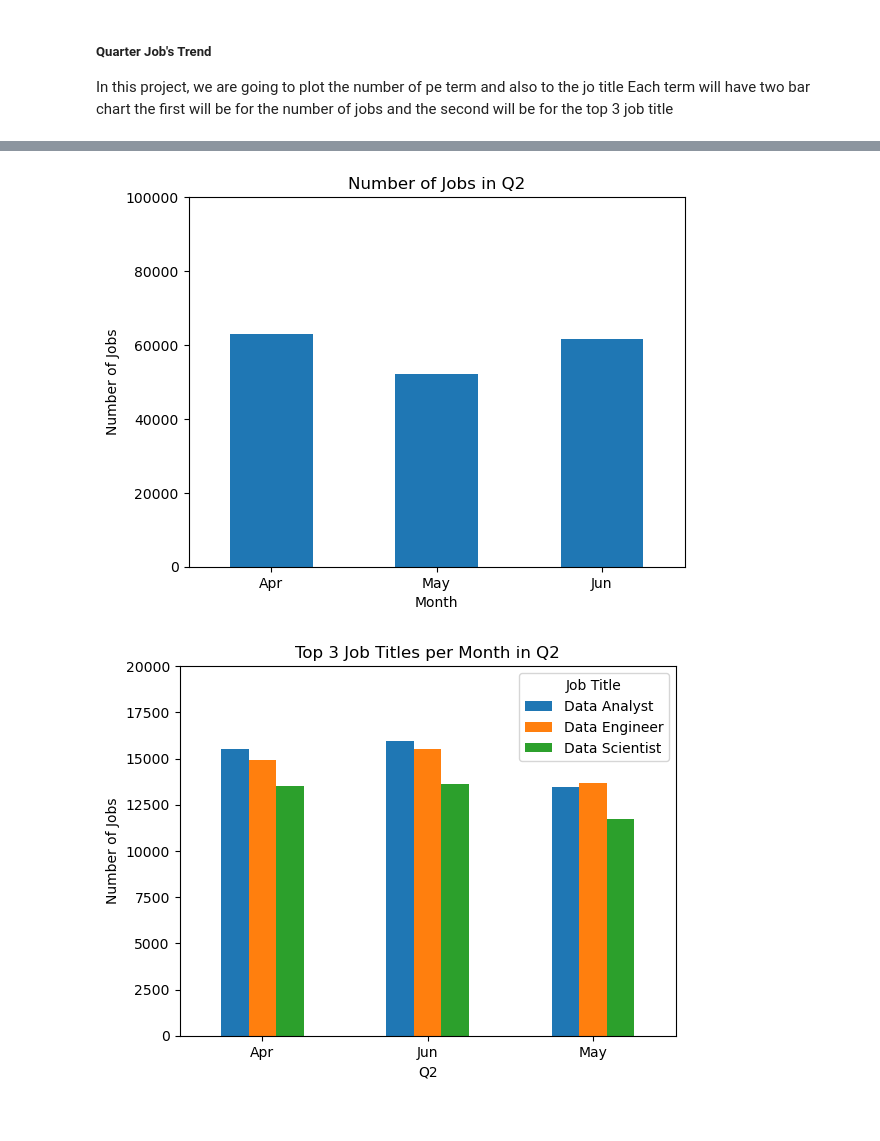
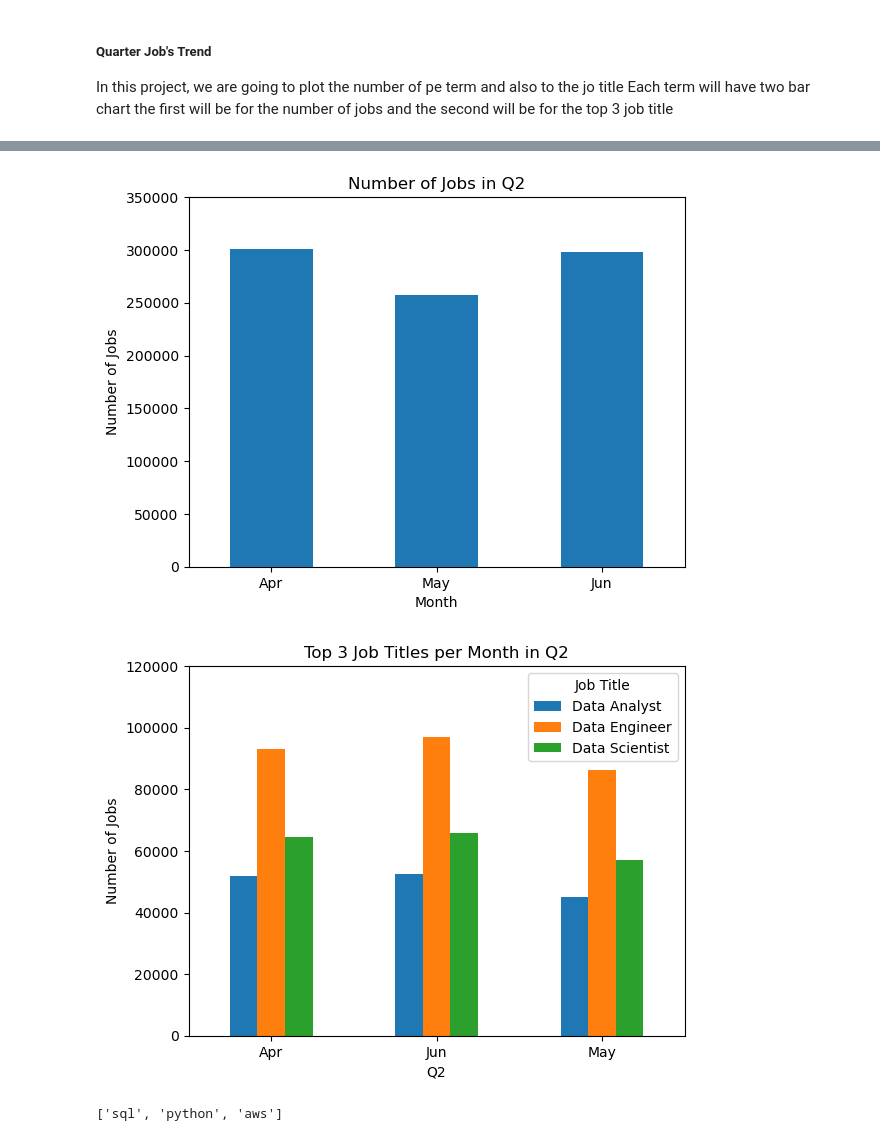
Before and after one commit to Lhecks/project_data_analysts, a Jupyter notebook: py_file_concatenate.ipynb, the cells around one changed output, grey strips where cells are left out. Cells and saved outputs as stored; diff of their text form; code cells hidden in the pictures.

```diff
--- a/py_file_concatenate.ipynb
+++ b/py_file_concatenate.ipynb
@@ -5,7 +5,7 @@ Each term will have two bar chart the first will be for the number of jobs and t
 # %%
 import pandas as pd
 import matplotlib.pyplot as plt
-df = pd.read_csv('csv/job_postings_fact.csv')
+df = pd.read_csv('csv/new_dataset.csv')
 df['job_posted_date'] = pd.to_datetime(df['job_posted_date'])
 df['job_posted_month'] = df.job_posted_date.dt.strftime('%b')
 df
@@ -98,38 +125,44 @@ plt.xticks(rotation=0)
 plt.xlabel('Month')
 plt.ylabel('Number of Jobs')
 plt.title('Number of Jobs in Q2')
-plt.ylim(0, 100000)
+plt.ylim(0, 350000)
 plt.show()
 # %% [output]
-[figure, old version]
+[figure, new version]
 # %%
 # Concatenate the data for Q2
 conc_q2_dt = pd.concat([months_dict['Apr'], months_dict['May'], months_dict['Jun']], ignore_index=True)
 
 # Define the order of the months
 month_order_q2 = ['Apr', 'May', 'Jun']
 
 # Get the top 3 job titles for Q2
 top_job_q2 = conc_q2_dt['job_title_short'].value_counts().head(3)
 top_job_list_q2 = top_job_q2.index.to_list()
 
 # Filter the DataFrame for the top job titles
 filtered_df_q2 = conc_q2_dt[conc_q2_dt['job_title_short'].isin(top_job_list_q2)].copy()
 
 # Convert the 'job_posted_month' column to a categorical type with the specified order
 filtered_df_q2.loc[:, 'job_posted_month'] = pd.Categorical(filtered_df_q2['job_posted_month'], categories=month_order_q2, ordered=True)
 
 # Group the data by month and job title, and count the occurrences
 grouped_data = filtered_df_q2.groupby(['job_posted_month', 'job_title_short'], observed=False).size().unstack(fill_value=0)
 
 # Plot the grouped data
 grouped_data.plot(kind='bar', stacked=False)
 plt.xlabel('Q2')
 plt.ylabel('Number of Jobs')
 plt.title('Top 3 Job Titles per Month in Q2')
 plt.xticks(rotation=0)
 plt.legend(title='Job Title')
-plt.ylim(0, 20000)
+plt.ylim(0, 120000)
 plt.show()
 # %% [output]
-[figure, old version]
+[figure, new version]
+# %%
+top_skills_2 = conc_q2_dt['skills'].value_counts().head(3)
+top_skills_list_q2 = top_skills_2.index.to_list()
+top_skills_list_q2
+# %% [output]
+['sql', 'python', 'aws']
```
Also changed, not shown: parts of 15 cells of this notebook, 3 other files.
